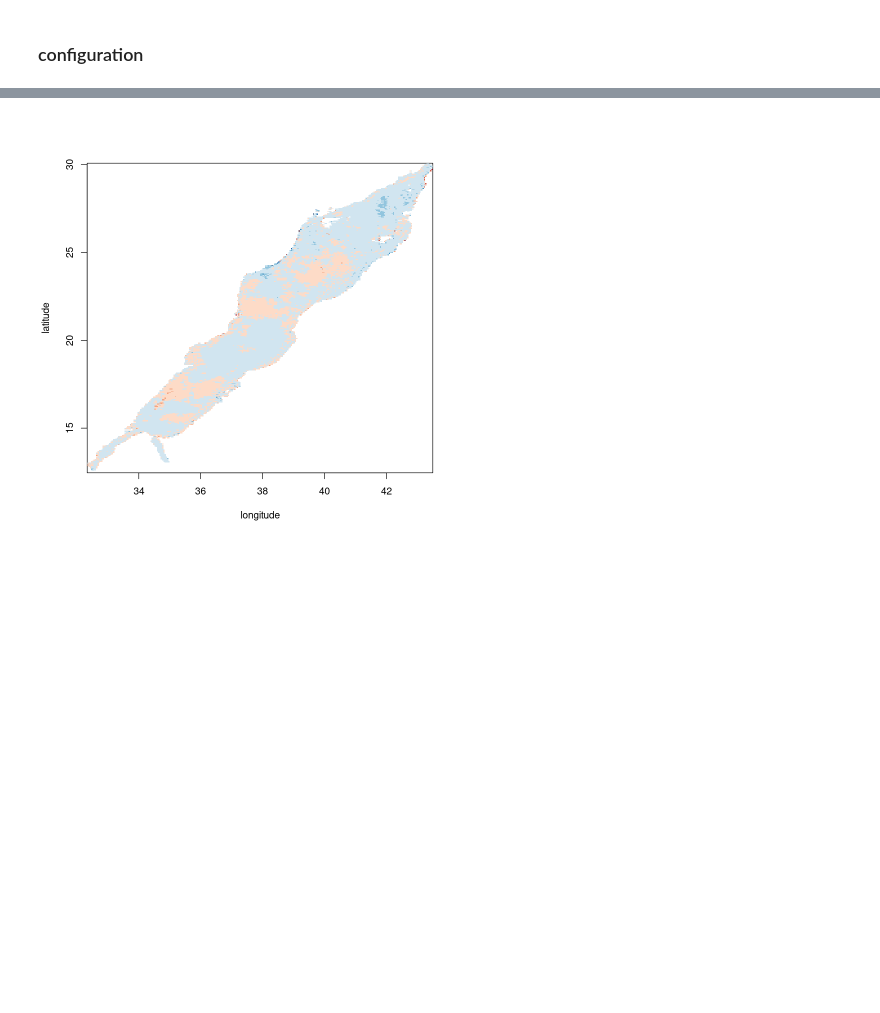
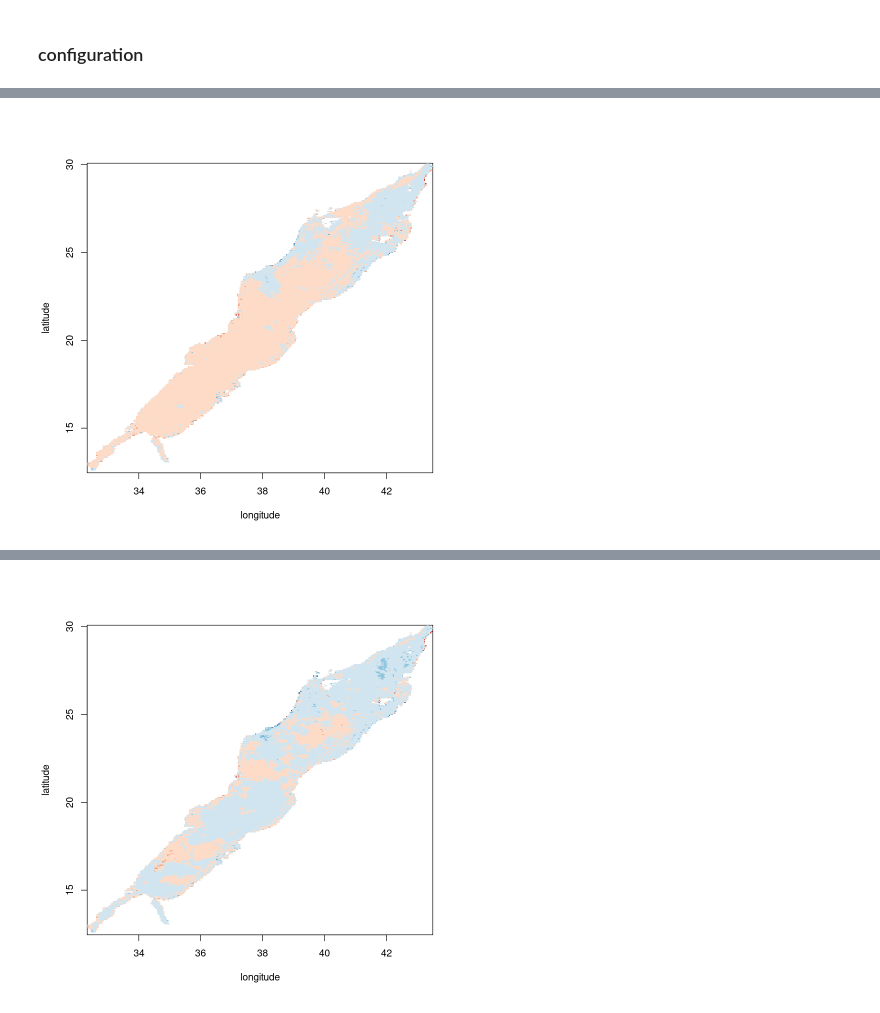
Before and after one commit to Stathastic/redsea, a Jupyter notebook: chl_visualization.ipynb, the cells around one changed output, grey strips where cells are left out. Saved outputs shown, nothing was run; the diff lists cells and outputs as text; code cells hidden in the pictures; blank space fills up the shorter version.

```diff
--- a/chl_visualization.ipynb
+++ b/chl_visualization.ipynb
@@ -35,0 +106,46 @@ visualize_frame_raw(T_array[,,819],latitude,longitude)
+# %%
+
+reducer_trend<-function(T_array,dataType="Chl",thres_min_data_point){
+  results<-list()
+  length_latitude<-dim(T_array)[2]
+  length_longitude<-dim(T_array)[1]
+  length_timestamp<-dim(T_array)[3]
+
+  for(latitude_i in 1:length_latitude) {
+
+    for (longitude_i in 1:length_longitude){
+      raw_t=seq(1,length_timestamp)
+      raw_y=T_array[longitude_i,latitude_i,1:length_timestamp]
+
+      t<-raw_t[!is.na(raw_y)]
+      y<-raw_y[!is.na(raw_y)]
+      if (length(t)>thres_min_data_point){
+        data=data.frame(t,y)
+        ## specify model based on datatype
+        if (dataType=="Chl"){
+          model<-gam(y~t,family=Gamma(link = "log"),data=data)
+        }
+        else if(dataType=="SST"){
+          model<-gam(y~t,data=data)
+        }
+        else{
+          stopifnot(FALSE)
+        }
+        results<-append(results,model$coefficients["t"])
+      }
+      else{
+        results<-append(results,NA)
+      }
+    }
+
+  }
+  matrix<-unlist(results)
+  dim(matrix) <- c(length_longitude, length_latitude)
+  return(matrix)
+}
+# %%
+chl_trend_matrix<-reducer_trend(chl_T_array,"Chl",25)
+# %%
+visualize_frame_raw(chl_trend_matrix,latitude,longitude)
+# %% [output]
+[figure, added]
```
Also changed, not shown: parts of 21 cells of this notebook, 1 other file.
